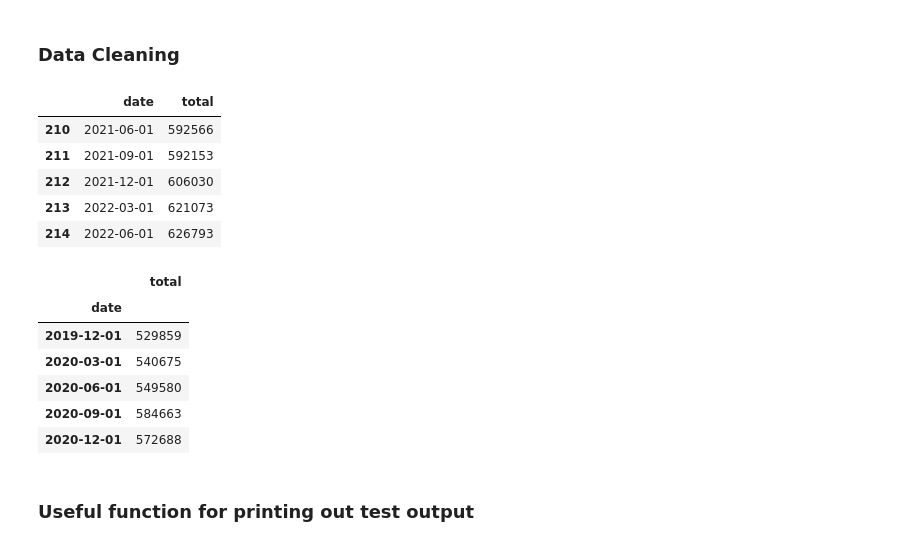
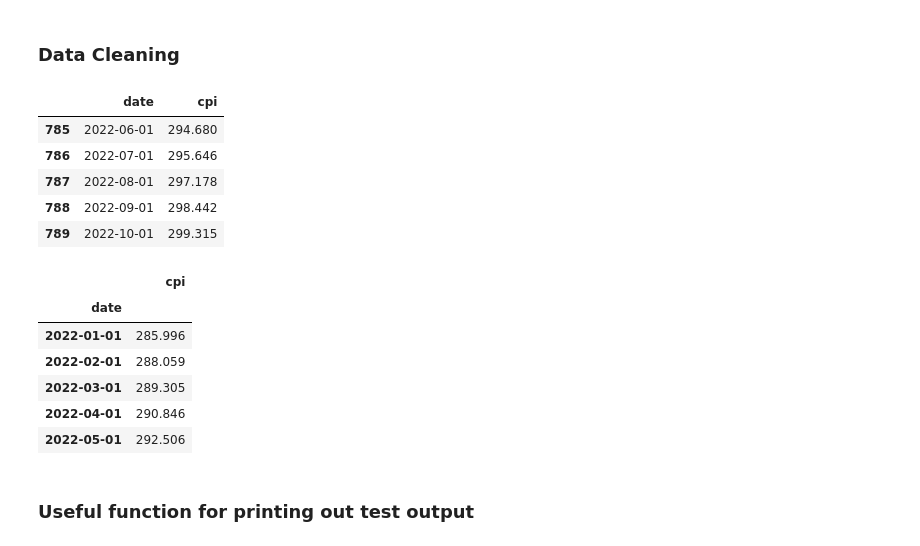
Before and after one commit to edmund844328/STAT4601_TimeSeriesForecasting, a Jupyter notebook: timeSeriesModelPy.ipynb, the cells around one changed output. Drawn from its saved outputs; the diff is of its cells as text; code cells hidden in the pictures.

```diff
--- a/timeSeriesModelPy.ipynb
+++ b/timeSeriesModelPy.ipynb
@@ -27,8 +27,8 @@ register_matplotlib_converters()
 ### Retrive data from .csv file
 # %%
 #Read data
-csv_file = 'CIC.csv'
+csv_file = 'CPIUS.csv'
 df = pd.read_csv('DataSet\\'+csv_file)
 df.dropna(inplace=True)
-df
+df.head()
 # %% [output]
@@ -49,53 +42,54 @@ df
 ### Require Dataframe with format (datetime , Time Series data) only
 # %%
 #Data cleaning
-df['Date'] = df['Year']
-for index in df.index:
-    if (df['Quarter'][index] == 'Q1'):
-        df['Date'][index] = str(df['Year'][index]) + '-03-01'
-    elif (df['Quarter'][index] == 'Q2'):
-        df['Date'][index] = str(df['Year'][index]) + '-06-01'
-    elif (df['Quarter'][index] == 'Q3'):
-        df['Date'][index] = str(df['Year'][index]) + '-09-01'
-    elif (df['Quarter'][index] == 'Q4'):
-        df['Date'][index] = str(df['Year'][index]) + '-12-01'
-#convert floating point to int then to str
-# df['Date'] = df['Year'].astype(str) + '-' + (df['月'].astype(int)).astype(str) + '-01'
-# df.head()
+# df['Date'] = df['Year']
+# for index in df.index:
+#     if (df['Quarter'][index] == 'Q1'):
+#         df['Date'][index] = str(df['Year'][index]) + '-03-01'
+#     elif (df['Quarter'][index] == 'Q2'):
+#         df['Date'][index] = str(df['Year'][index]) + '-06-01'
+#     elif (df['Quarter'][index] == 'Q3'):
+#         df['Date'][index] = str(df['Year'][index]) + '-09-01'
+#     elif (df['Quarter'][index] == 'Q4'):
+#         df['Date'][index] = str(df['Year'][index]) + '-12-01'
+
+# convert floating point to int then to str
+df['Date'] = df['year'].astype(str) + '-' + (df['month'].astype(int)).astype(str) + '-01'
+df.head()
 # %% [markdown]
 ### Data Cleaning
 # %%
 #Data cleaning
-df_clean = df.loc[:,['Date','Total']]
-df_clean.rename(columns={'Date':'date','Total':'total'},inplace=True)
+df_clean = df.loc[:,['DATE','CPILFENS']]
+df_clean.rename(columns={'DATE':'date','CPILFENS':'cpi'},inplace=True)
 df_clean['date'] = pd.to_datetime(df_clean.date)
 df.dropna(inplace=True)
 df_clean.tail()
 # %% [output]
-|  | date | total |
-| 210 | 2021-06-01 | 592566 |
-| 211 | 2021-09-01 | 592153 |
-| 212 | 2021-12-01 | 606030 |
-| 213 | 2022-03-01 | 621073 |
-| 214 | 2022-06-01 | 626793 |
+|  | date | cpi |
+| 785 | 2022-06-01 | 294.680 |
+| 786 | 2022-07-01 | 295.646 |
+| 787 | 2022-08-01 | 297.178 |
+| 788 | 2022-09-01 | 298.442 |
+| 789 | 2022-10-01 | 299.315 |
 # %%
 #Subseting data, Leave some data for forcecasting
 df_clean.set_index('date',inplace=True)
-start_year, end_year = 2000, 2021
+start_year, end_year = 1957, 2022
 start_date = pd.to_datetime(str(start_year) + '-01-01')
-end_date = pd.to_datetime(str(end_year) +'-01-01')
+end_date = pd.to_datetime(str(end_year) +'-05-01')
 df_clean = df_clean[start_date:end_date]
 df.dropna(inplace=True)
 df_train = df_clean.copy()
 df_clean.tail()
 # %% [output]
-|  | total |
+|  | cpi |
 | date |  |
-| 2019-12-01 | 529859 |
-| 2020-03-01 | 540675 |
-| 2020-06-01 | 549580 |
-| 2020-09-01 | 584663 |
-| 2020-12-01 | 572688 |
+| 2022-01-01 | 285.996 |
+| 2022-02-01 | 288.059 |
+| 2022-03-01 | 289.305 |
+| 2022-04-01 | 290.846 |
+| 2022-05-01 | 292.506 |
 # %% [markdown]
 ### Useful function for printing out test output
 # %%
```
Also changed, not shown: parts of 10 cells of this notebook, 4 other files.
